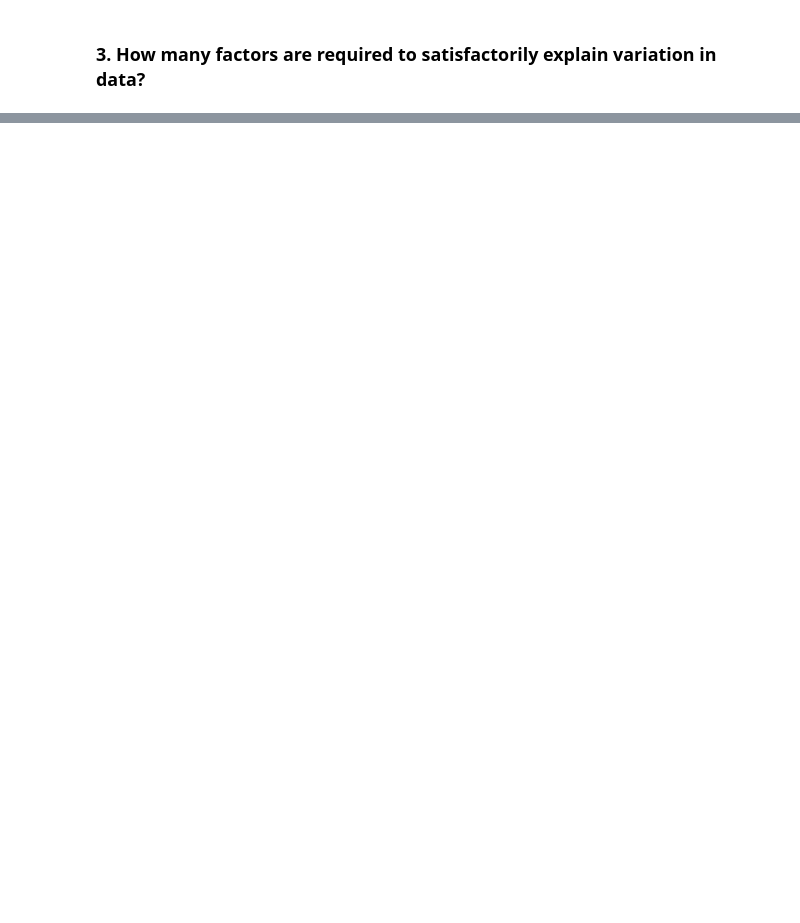
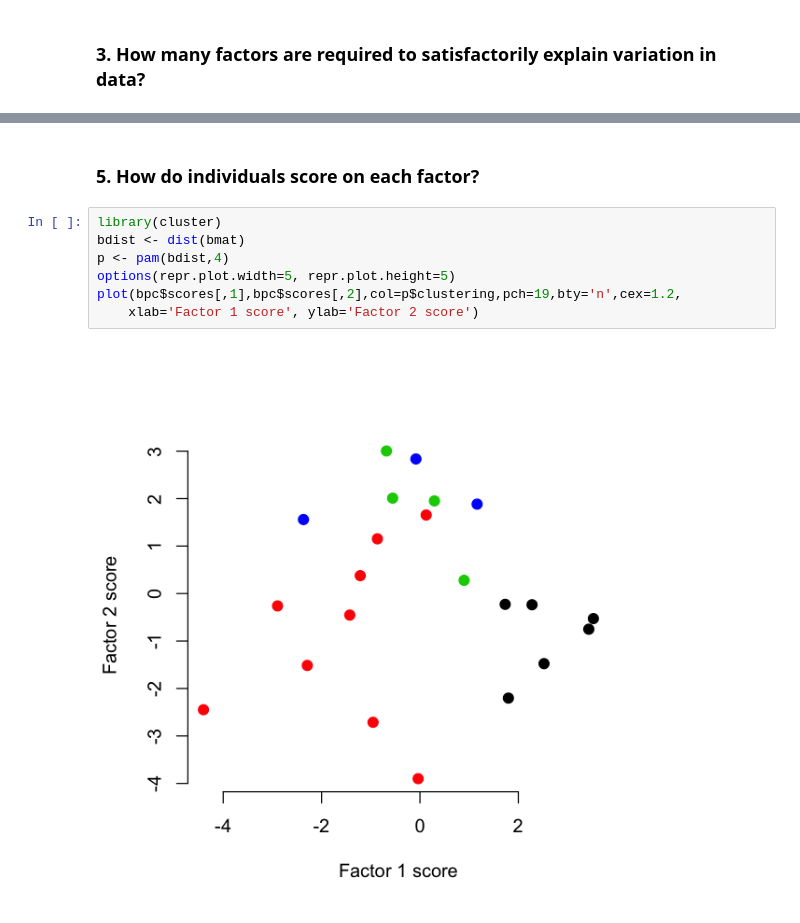
Before and after one commit to claussian/core-beliefs, a Jupyter notebook: Core beliefs questionnaire factor analysis.ipynb, the cells around one changed output, grey strips where cells are left out. Saved outputs shown, nothing was run; the diff lists cells and outputs as text; blank space fills up the shorter version.

```diff
--- a/Core beliefs questionnaire factor analysis.ipynb
+++ b/Core beliefs questionnaire factor analysis.ipynb
@@ -101,0 +116,11 @@ for (i in 1:4){
+# %% [markdown]
+### 5. How do individuals score on each factor?
+# %%
+library(cluster)
+bdist <- dist(bmat)
+p <- pam(bdist,4)
+options(repr.plot.width=5, repr.plot.height=5)
+plot(bpc$scores[,1],bpc$scores[,2],col=p$clustering,pch=19,bty='n',cex=1.2,
+    xlab='Factor 1 score', ylab='Factor 2 score')
+# %% [output]
+[figure, added]
```
Also changed, not shown: parts of 16 cells of this notebook.
